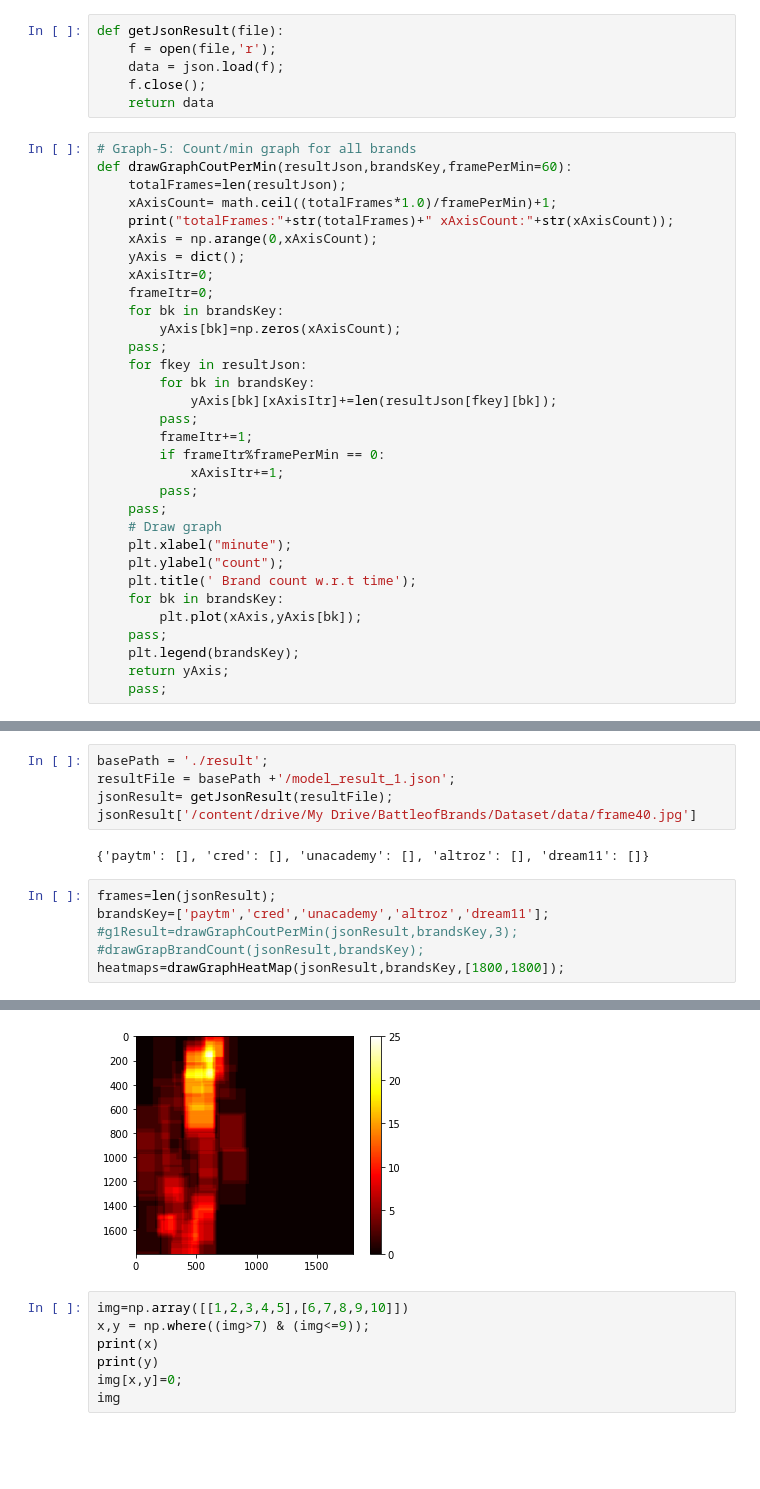
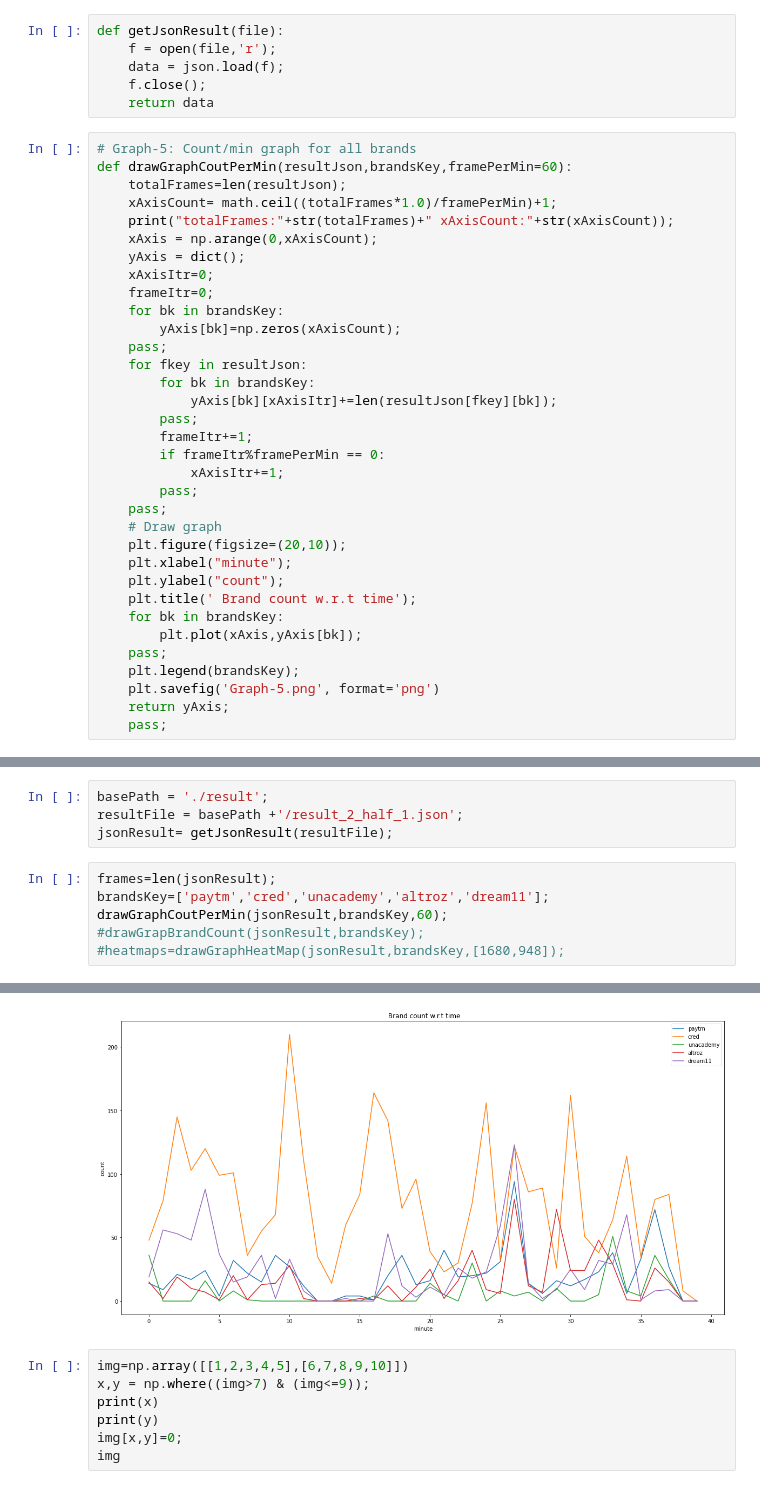
Before and after one commit to BattleOfBrands/BattleField, a Jupyter notebook: Result.ipynb, the cells around one changed output, grey strips where cells are left out. Saved outputs shown, nothing was run; the diff lists cells and outputs as text; blank space fills up the shorter version.

```diff
--- a/Result.ipynb
+++ b/Result.ipynb
@@ -32,6 +32,7 @@ def drawGraphCoutPerMin(resultJson,brandsKey,framePerMin=60):
         pass;
     pass;
     # Draw graph
+    plt.figure(figsize=(20,10));
     plt.xlabel("minute");
     plt.ylabel("count");
     plt.title(' Brand count w.r.t time');
@@ -39,6 +40,7 @@ def drawGraphCoutPerMin(resultJson,brandsKey,framePerMin=60):
         plt.plot(xAxis,yAxis[bk]);
     pass;
     plt.legend(brandsKey);
+    plt.savefig('Graph-5.png', format='png')
     return yAxis;
     pass;
 # %%
@@ -99,15 +118,12 @@ def drawGraphHeatMap(resultJson,brandsKey,dim):
     pass;
 # %%
 basePath = './result';
-resultFile = basePath +'/model_result_1.json';
+resultFile = basePath +'/result_2_half_1.json';
 jsonResult= getJsonResult(resultFile);
-jsonResult['/content/drive/My Drive/BattleofBrands/Dataset/data/frame40.jpg']
-# %% [output]
-{'paytm': [], 'cred': [], 'unacademy': [], 'altroz': [], 'dream11': []}
 # %%
 frames=len(jsonResult);
 brandsKey=['paytm','cred','unacademy','altroz','dream11'];
-#g1Result=drawGraphCoutPerMin(jsonResult,brandsKey,3);
+drawGraphCoutPerMin(jsonResult,brandsKey,60);
 #drawGrapBrandCount(jsonResult,brandsKey);
-heatmaps=drawGraphHeatMap(jsonResult,brandsKey,[1800,1800]);
+#heatmaps=drawGraphHeatMap(jsonResult,brandsKey,[1680,948]);
 # %% [output]
@@ -122,4 +131,4 @@ max 25.0
-[figure, old version]
+[figure, new version]
 # %%
 img=np.array([[1,2,3,4,5],[6,7,8,9,10]])
 x,y = np.where((img>7) & (img<=9));
```
Also changed, not shown: parts of 4 cells of this notebook.
